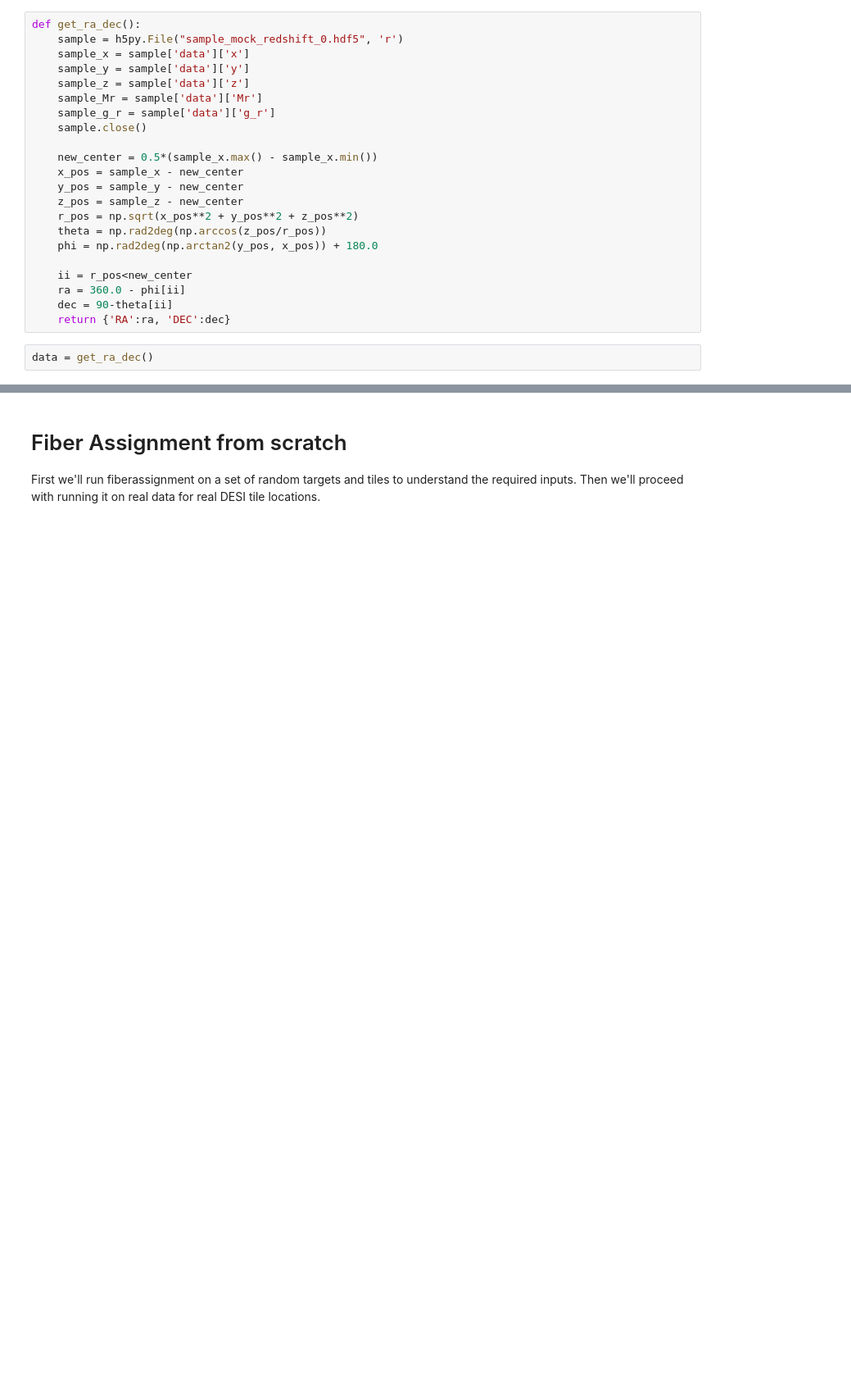
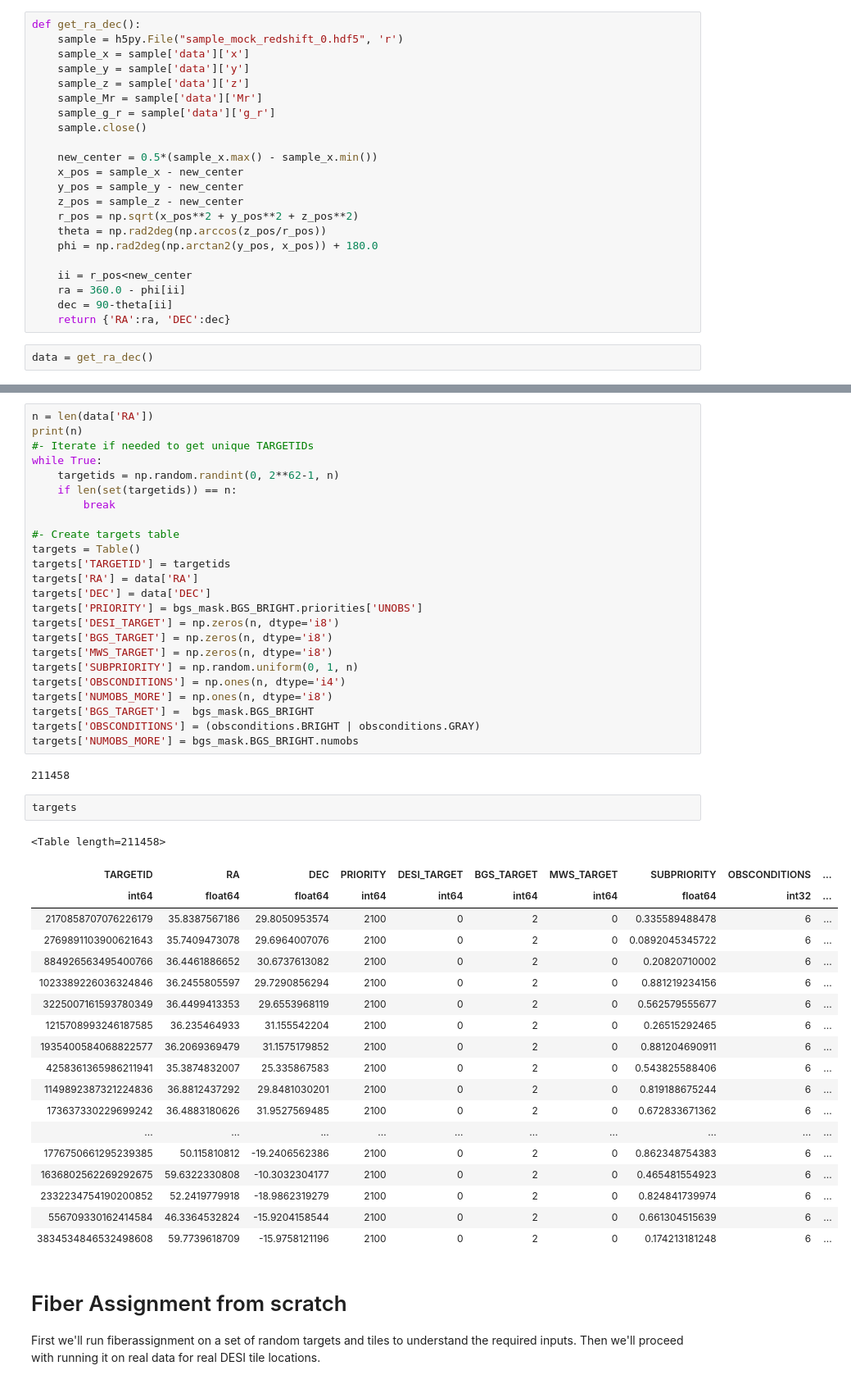
Before and after one commit to forero/quickfiberassignmock, a Jupyter notebook: FiberAssignQuickMock.ipynb, the cells around one changed output, grey strips where cells are left out. Shown at 82% size. Cells and saved outputs as stored; diff of their text form; blank space fills up the shorter version.

```diff
--- a/FiberAssignQuickMock.ipynb
+++ b/FiberAssignQuickMock.ipynb
@@ -129,6 +128,54 @@ print(len(data['RA']))
 # %% [output]
 211458
 [figure]
+# %%
+n = len(data['RA'])
+print(n)
+#- Iterate if needed to get unique TARGETIDs
+while True:
+    targetids = np.random.randint(0, 2**62-1, n)
+    if len(set(targetids)) == n:
+        break
+
+#- Create targets table
+targets = Table()
+targets['TARGETID'] = targetids
+targets['RA'] = data['RA']
+targets['DEC'] = data['DEC']
+targets['PRIORITY'] = bgs_mask.BGS_BRIGHT.priorities['UNOBS']
+targets['DESI_TARGET'] = np.zeros(n, dtype='i8')
+targets['BGS_TARGET'] = np.zeros(n, dtype='i8')
+targets['MWS_TARGET'] = np.zeros(n, dtype='i8')
+targets['SUBPRIORITY'] = np.random.uniform(0, 1, n)
+targets['OBSCONDITIONS'] = np.ones(n, dtype='i4')
+targets['NUMOBS_MORE'] = np.ones(n, dtype='i8')
+targets['BGS_TARGET'] =  bgs_mask.BGS_BRIGHT
+targets['OBSCONDITIONS'] = (obsconditions.BRIGHT | obsconditions.GRAY)
+targets['NUMOBS_MORE'] = bgs_mask.BGS_BRIGHT.numobs
+# %% [output]
+211458
+# %%
+targets
+# %% [output]
+<Table length=211458>
+| TARGETID | RA | DEC | PRIORITY | DESI_TARGET | BGS_TARGET | MWS_TARGET | SUBPRIORITY | OBSCONDITIONS | ... |
+| int64 | float64 | float64 | int64 | int64 | int64 | int64 | float64 | int32 | ... |
+| 2170858707076226179 | 35.8387567186 | 29.8050953574 | 2100 | 0 | 2 | 0 | 0.335589488478 | 6 | ... |
+| 2769891103900621643 | 35.7409473078 | 29.6964007076 | 2100 | 0 | 2 | 0 | 0.0892045345722 | 6 | ... |
+| 884926563495400766 | 36.4461886652 | 30.6737613082 | 2100 | 0 | 2 | 0 | 0.20820710002 | 6 | ... |
+| 1023389226036324846 | 36.2455805597 | 29.7290856294 | 2100 | 0 | 2 | 0 | 0.881219234156 | 6 | ... |
+| 3225007161593780349 | 36.4499413353 | 29.6553968119 | 2100 | 0 | 2 | 0 | 0.562579555677 | 6 | ... |
+| 1215708993246187585 | 36.235464933 | 31.155542204 | 2100 | 0 | 2 | 0 | 0.26515292465 | 6 | ... |
+| 1935400584068822577 | 36.2069369479 | 31.1575179852 | 2100 | 0 | 2 | 0 | 0.881204690911 | 6 | ... |
+| 4258361365986211941 | 35.3874832007 | 25.335867583 | 2100 | 0 | 2 | 0 | 0.543825588406 | 6 | ... |
+| 1149892387321224836 | 36.8812437292 | 29.8481030201 | 2100 | 0 | 2 | 0 | 0.819188675244 | 6 | ... |
+| 173637330229699242 | 36.4883180626 | 31.9527569485 | 2100 | 0 | 2 | 0 | 0.672833671362 | 6 | ... |
+| ... | ... | ... | ... | ... | ... | ... | ... | ... | ... |
+| 1776750661295239385 | 50.115810812 | -19.2406562386 | 2100 | 0 | 2 | 0 | 0.862348754383 | 6 | ... |
+| 1636802562269292675 | 59.6322330808 | -10.3032304177 | 2100 | 0 | 2 | 0 | 0.465481554923 | 6 | ... |
+| 2332234754190200852 | 52.2419779918 | -18.9862319279 | 2100 | 0 | 2 | 0 | 0.824841739974 | 6 | ... |
+| 556709330162414584 | 46.3364532824 | -15.9204158544 | 2100 | 0 | 2 | 0 | 0.661304515639 | 6 | ... |
+| 3834534846532498608 | 59.7739618709 | -15.9758121196 | 2100 | 0 | 2 | 0 | 0.174213181248 | 6 | ... |
 # %% [markdown]
 # Fiber Assignment from scratch
 
```
Also changed, not shown: parts of 2 cells of this notebook.
